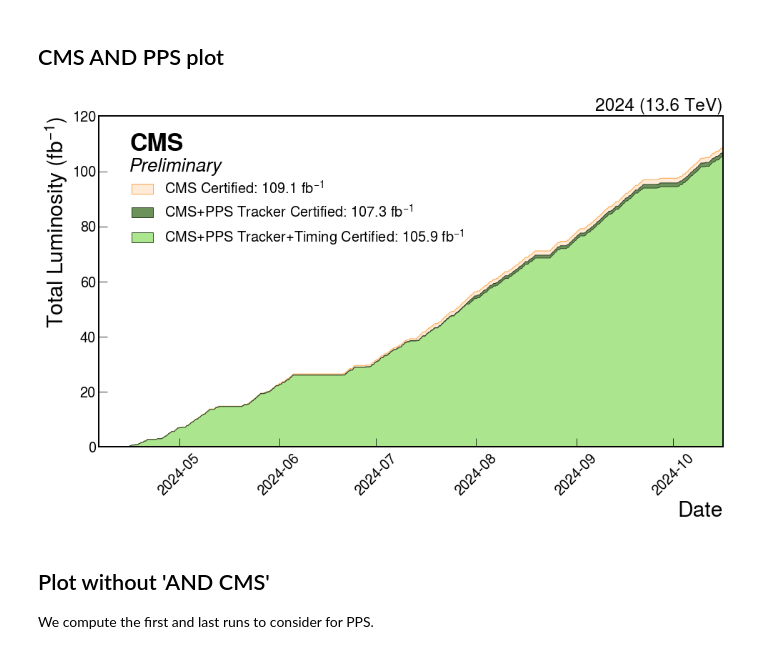
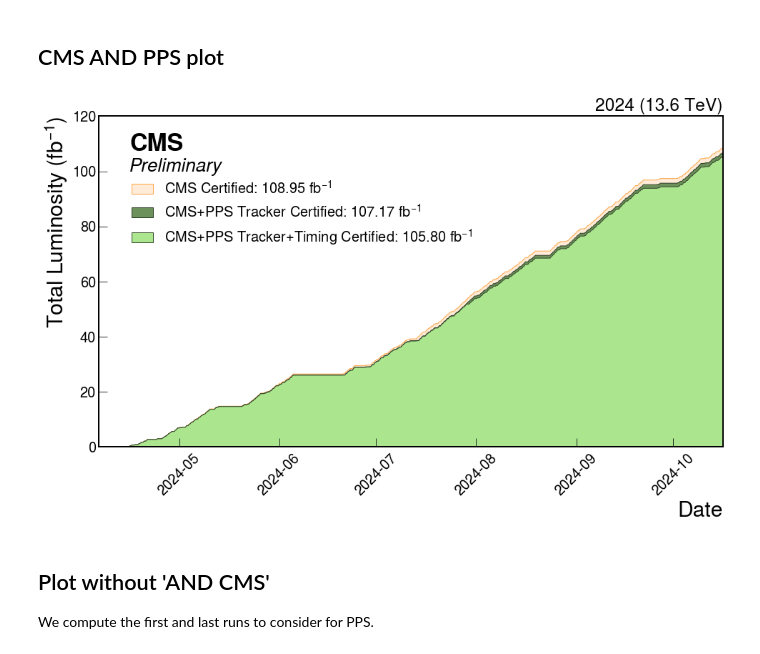
Before and after one commit to AndreaBellora/pps-dpg-lumi-plots, a Jupyter notebook: lumi_plot.ipynb, the cells around one changed output. Drawn from its saved outputs; the diff is of its cells as text; code cells hidden in the pictures.

```diff
--- a/lumi_plot.ipynb
+++ b/lumi_plot.ipynb
@@ -329,37 +331,37 @@ cms_tot_rec = cms_2024_df['integrated_rec_lumi'].iloc[-1]
 pps_tot_track = cms_and_pps_2024_track_df['integrated_rec_lumi'].iloc[-1]
 pps_tot_tracktime = cms_and_pps_2024_tracktime_df['integrated_rec_lumi'].iloc[-1]
 min_date = min([cms_2024_df['date'].iloc[0],cms_and_pps_2024_track_df['date'].iloc[0],cms_and_pps_2024_tracktime_df['date'].iloc[0]])
 max_date = max([cms_2024_df['date'].iloc[-1],cms_and_pps_2024_track_df['date'].iloc[-1],cms_and_pps_2024_tracktime_df['date'].iloc[-1]])
 
 # Create the XY plot with a filled area under the line
 plt.figure(figsize=(14, 9))
 # plt.fill_between(cms_2024_df['date'], cms_2024_df['integrated_del_lumi'], color='#85d1fb', alpha=1, label=f'CMS Certified Delivered: {cms_tot_del:.1f}'+' fb$^{-1}$')
-plt.fill_between(cms_2024_df['date'], cms_2024_df['integrated_rec_lumi'], color='#ffebd8', alpha=1, label=f'CMS Certified: {cms_tot_rec:.1f}'+' fb$^{-1}$',linewidth=1,edgecolor='#fea649')
-plt.fill_between(cms_and_pps_2024_track_df['date'], cms_and_pps_2024_track_df['integrated_rec_lumi'], color='#6c915a', alpha=1, label=f'CMS+PPS Tracker Certified: {pps_tot_track:.1f}'+' fb$^{-1}$',linewidth=1,edgecolor='#2d3d26')
-plt.fill_between(cms_and_pps_2024_tracktime_df['date'], cms_and_pps_2024_tracktime_df['integrated_rec_lumi'], color='#abe68f', alpha=1, label=f'CMS+PPS Tracker+Timing Certified: {pps_tot_tracktime:.1f}'+' fb$^{-1}$',linewidth=1,edgecolor='#36492d')
+plt.fill_between(cms_2024_df['date'], cms_2024_df['integrated_rec_lumi'], color='#ffebd8', alpha=1, label=f'CMS Certified: {cms_tot_rec:.2f}'+' fb$^{-1}$',linewidth=1,edgecolor='#fea649')
+plt.fill_between(cms_and_pps_2024_track_df['date'], cms_and_pps_2024_track_df['integrated_rec_lumi'], color='#6c915a', alpha=1, label=f'CMS+PPS Tracker Certified: {pps_tot_track:.2f}'+' fb$^{-1}$',linewidth=1,edgecolor='#2d3d26')
+plt.fill_between(cms_and_pps_2024_tracktime_df['date'], cms_and_pps_2024_tracktime_df['integrated_rec_lumi'], color='#abe68f', alpha=1, label=f'CMS+PPS Tracker+Timing Certified: {pps_tot_tracktime:.2f}'+' fb$^{-1}$',linewidth=1,edgecolor='#36492d')
 plt.xlabel('Date',fontsize=30)
 plt.ylabel('Total Luminosity (fb$^{-1}$)',fontsize=30)
 plt.xticks(rotation=45,fontsize=20)
 plt.yticks(fontsize=20)
 plt.xlim((min_date,max_date))
 plt.ylim((0,120))
 plt.legend(loc='upper left', fontsize=20, bbox_to_anchor=(0.03,0.85))
 
 # Remove minor ticks (which don't really make sense here)
 plt.minorticks_off()
 
 # Remove right and top axis. It's not CMS-style, I know, but they're really ugly and useless in this case
 plt.tick_params(axis='both', which='both', direction='in', top=False, right=False)
 
 # Add CMS Preliminary label
 hep.cms.label('Preliminary',loc=2, data=True, rlabel='2024 (13.6 TeV)')
 
 # Show the plot
 plt.tight_layout()
 plt.savefig('CMS_AND_PPS_lumi_2024.png',dpi=600)
 plt.show()
 # %% [output]
-[figure, old version]
+[figure, new version]
 # %% [markdown]
 ## Plot without 'AND CMS'
 
```
Also changed, not shown: parts of 1 cell of this notebook, 2 other files.
